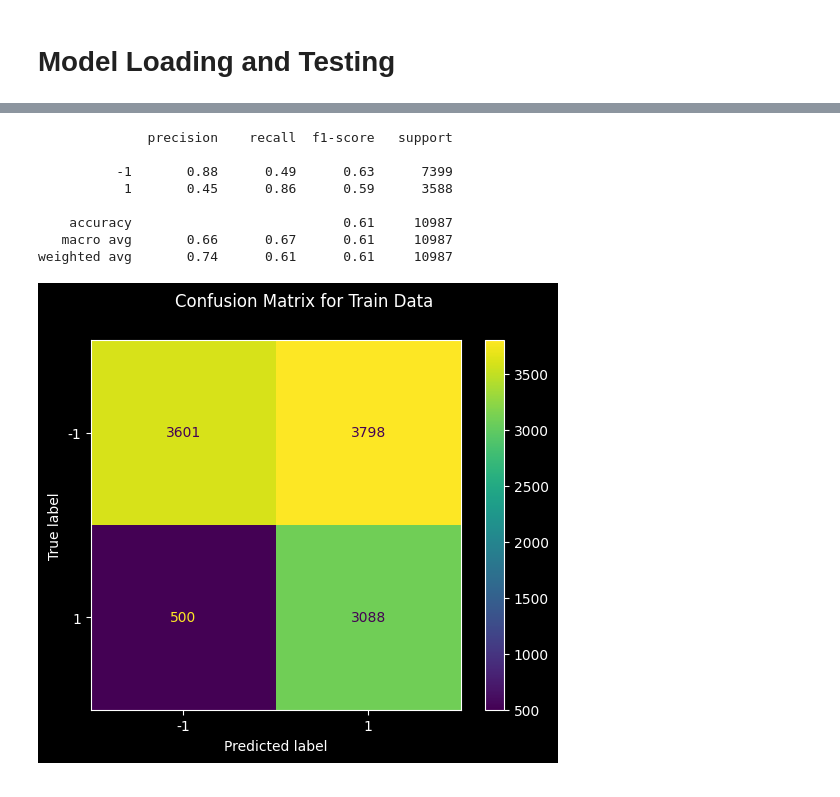
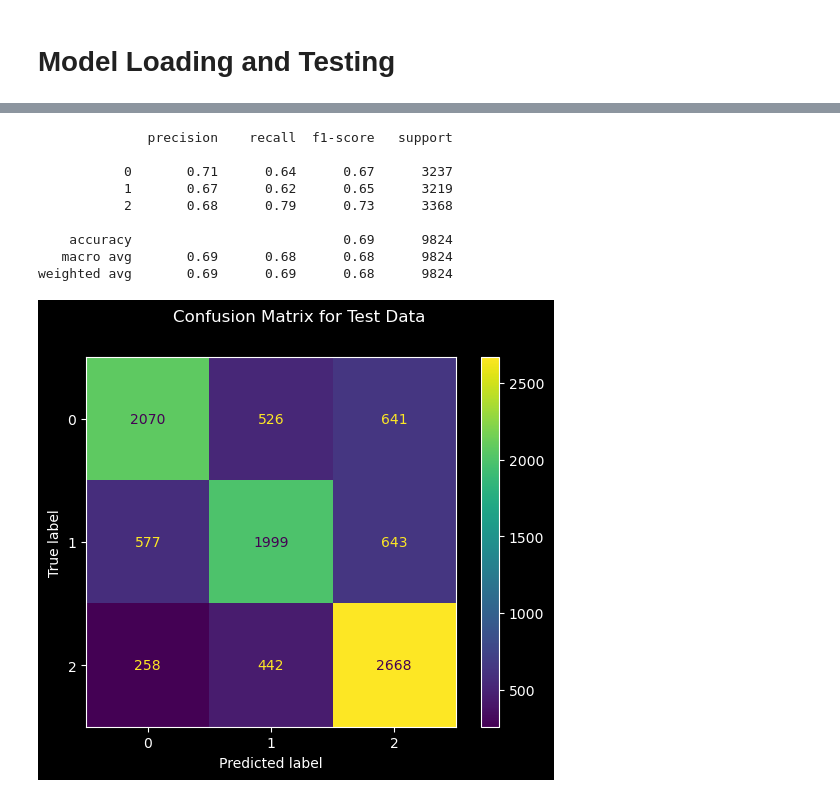
Before and after one commit to statix531441/LSTM-SNLI, a Jupyter notebook: basic.ipynb, the cells around one changed output, grey strips where cells are left out. Saved outputs shown, nothing was run; the diff lists cells and outputs as text; code cells hidden in the pictures.

```diff
--- a/basic.ipynb
+++ b/basic.ipynb
@@ -233,33 +296,55 @@ max(history['test_accuracy'])
+# %%
+# Confusion matrix and accuracies
+
+y_test = []
+y_pred = []
+
+model.eval()
+with torch.no_grad():
+    for batch_idx, (tokens_tensor, segments_tensors, attention_tensor, y) in enumerate(test_loader): #tqdm(enumerate(train_dataloader), total=len(train_dataloader)):
+        tokens_tensor, segments_tensors, attention_tensor, y = tokens_tensor.to(device), segments_tensors.to(device), attention_tensor.to(device), y.to(device)
+        pred = model(tokens_tensor, segments_tensors, attention_tensor)
+
+        y_test.extend(y.tolist())
+        y_pred.extend(torch.exp(pred).argmax(axis=1).tolist())
+
+print(classification_report(y_test, y_pred))
+ConfusionMatrixDisplay.from_predictions(y_test, y_pred)
+
+plt.suptitle('Confusion Matrix for Test Data')
+plt.savefig('figs/Confusion Matrix for Test Data.jpg')
+# %% [output]
+              precision    recall  f1-score   support
+
+           0       0.71      0.64      0.67      3237
+           1       0.67      0.62      0.65      3219
+           2       0.68      0.79      0.73      3368
+
+    accuracy                           0.69      9824
+   macro avg       0.69      0.68      0.68      9824
+weighted avg       0.69      0.69      0.68      9824
+[figure, added]
 # %%
-# Train Statistics
-predictions = []
+# # Test Statistics
 
-model.eval()
-for i, (sentence1, sentence2, y) in tqdm(train_df[['sentence1', 'sentence2', 'y']].iterrows(), total=len(train_df)):
-    sentence1 = prepare_sequence(sentence1.split(), vocab).to(device)
-    sentence2 = prepare_sequence(sentence2.split(), vocab).to(device)
-    y = torch.as_tensor(y).view(-1).to(device)
-    out1, out2 = model(sentence1, sentence2)
+# predictions = []
 
-    pred = F.cosine_similarity(out1, out2)
-    predictions.append(pred.item())
+# model.eval()
+# for i, (sentence1, sentence2, y) in tqdm(test_df[['sentence1', 'sentence2', 'y']].iterrows(), total=len(test_df)):
+#     sentence1 = prepare_sequence(sentence1.split(), vocab).to(device)
+#     sentence2 = prepare_sequence(sentence2.split(), vocab).to(device)
+#     y = torch.as_tensor(y).view(-1).to(device)
+#     out1, out2 = model(sentence1, sentence2)
 
-predictions = np.array(predictions)
-y_pred = (predictions>=0)*2-1
-y_test = train_df['y'].to_numpy()
+#     pred = F.cosine_similarity(out1, out2)
+#     predictions.append(pred.item())
 
-print(classification_report(y_test, y_pred))
-ConfusionMatrixDisplay.from_predictions(y_test, y_pred)
+# predictions = np.array(predictions)
+# y_pred = (predictions>=0)*2-1
+# y_test = test_df['y'].to_numpy()
 
-plt.suptitle('Confusion Matrix for Train Data')
-plt.savefig('figs/Confusion Matrix for Train Data.jpg')
+# print(classification_report(y_test, y_pred))
+# ConfusionMatrixDisplay.from_predictions(y_test, y_pred)
+
+# plt.suptitle('Confusion Matrix for Test Data')
+# plt.savefig('figs/Confusion Matrix for Test Data.jpg')
-# %% [output]
-              precision    recall  f1-score   support
-
-          -1       0.88      0.49      0.63      7399
-           1       0.45      0.86      0.59      3588
-
-    accuracy                           0.61     10987
-   macro avg       0.66      0.67      0.61     10987
-weighted avg       0.74      0.61      0.61     10987
-[figure, removed]
```
Also changed, not shown: parts of 21 cells of this notebook, 4 other files.
